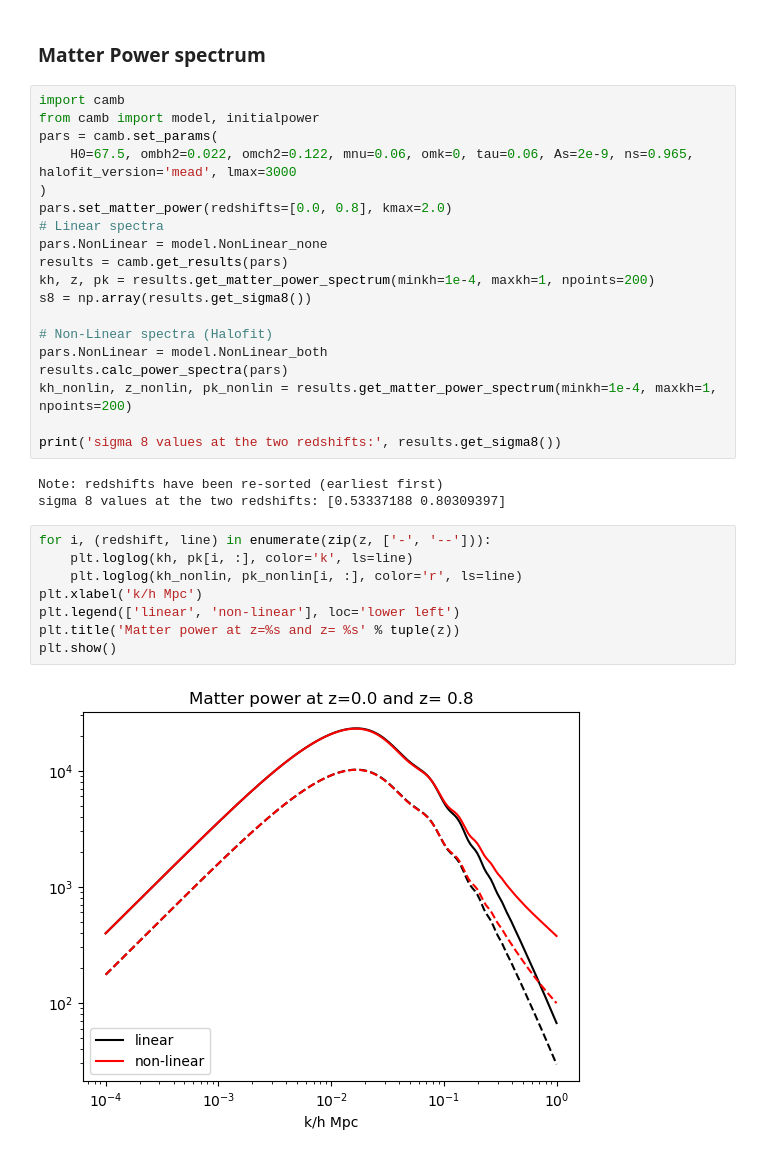
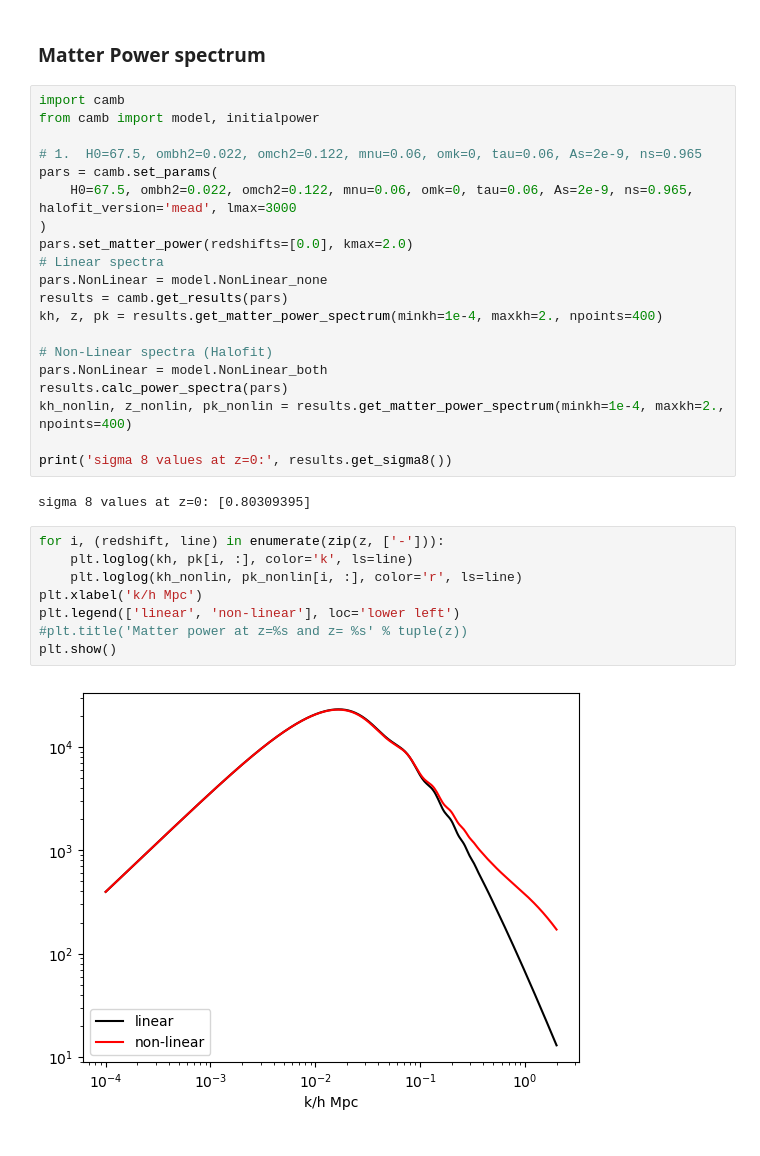
Before and after one commit to john1256/KASI_Ms, a Jupyter notebook: 2025/Field_research_2/create_dist.ipynb, the cells around one changed output. Drawn from its saved outputs; the diff is of its cells as text.

```diff
--- a/2025/Field_research_2/create_dist.ipynb
+++ b/2025/Field_research_2/create_dist.ipynb
@@ -82,33 +82,33 @@ plt.show()
 # %%
 import camb
 from camb import model, initialpower
+
+# 1.  H0=67.5, ombh2=0.022, omch2=0.122, mnu=0.06, omk=0, tau=0.06, As=2e-9, ns=0.965
 pars = camb.set_params(
     H0=67.5, ombh2=0.022, omch2=0.122, mnu=0.06, omk=0, tau=0.06, As=2e-9, ns=0.965, halofit_version='mead', lmax=3000
 )
-pars.set_matter_power(redshifts=[0.0, 0.8], kmax=2.0)
+pars.set_matter_power(redshifts=[0.0], kmax=2.0)
 # Linear spectra
 pars.NonLinear = model.NonLinear_none
 results = camb.get_results(pars)
-kh, z, pk = results.get_matter_power_spectrum(minkh=1e-4, maxkh=1, npoints=200)
-s8 = np.array(results.get_sigma8())
+kh, z, pk = results.get_matter_power_spectrum(minkh=1e-4, maxkh=2., npoints=400)
 
 # Non-Linear spectra (Halofit)
 pars.NonLinear = model.NonLinear_both
 results.calc_power_spectra(pars)
-kh_nonlin, z_nonlin, pk_nonlin = results.get_matter_power_spectrum(minkh=1e-4, maxkh=1, npoints=200)
+kh_nonlin, z_nonlin, pk_nonlin = results.get_matter_power_spectrum(minkh=1e-4, maxkh=2., npoints=400)
 
-print('sigma 8 values at the two redshifts:', results.get_sigma8())
+print('sigma 8 values at z=0:', results.get_sigma8())
 # %% [output]
-Note: redshifts have been re-sorted (earliest first)
-sigma 8 values at the two redshifts: [0.53337188 0.80309397]
+sigma 8 values at z=0: [0.80309395]
 # %%
-for i, (redshift, line) in enumerate(zip(z, ['-', '--'])):
+for i, (redshift, line) in enumerate(zip(z, ['-'])):
     plt.loglog(kh, pk[i, :], color='k', ls=line)
     plt.loglog(kh_nonlin, pk_nonlin[i, :], color='r', ls=line)
 plt.xlabel('k/h Mpc')
 plt.legend(['linear', 'non-linear'], loc='lower left')
-plt.title('Matter power at z=%s and z= %s' % tuple(z))
+#plt.title('Matter power at z=%s and z= %s' % tuple(z))
 plt.show()
 # %% [output]
-[figure, old version]
+[figure, new version]
 # %%
```
Also changed, not shown: parts of 10 cells of this notebook.
